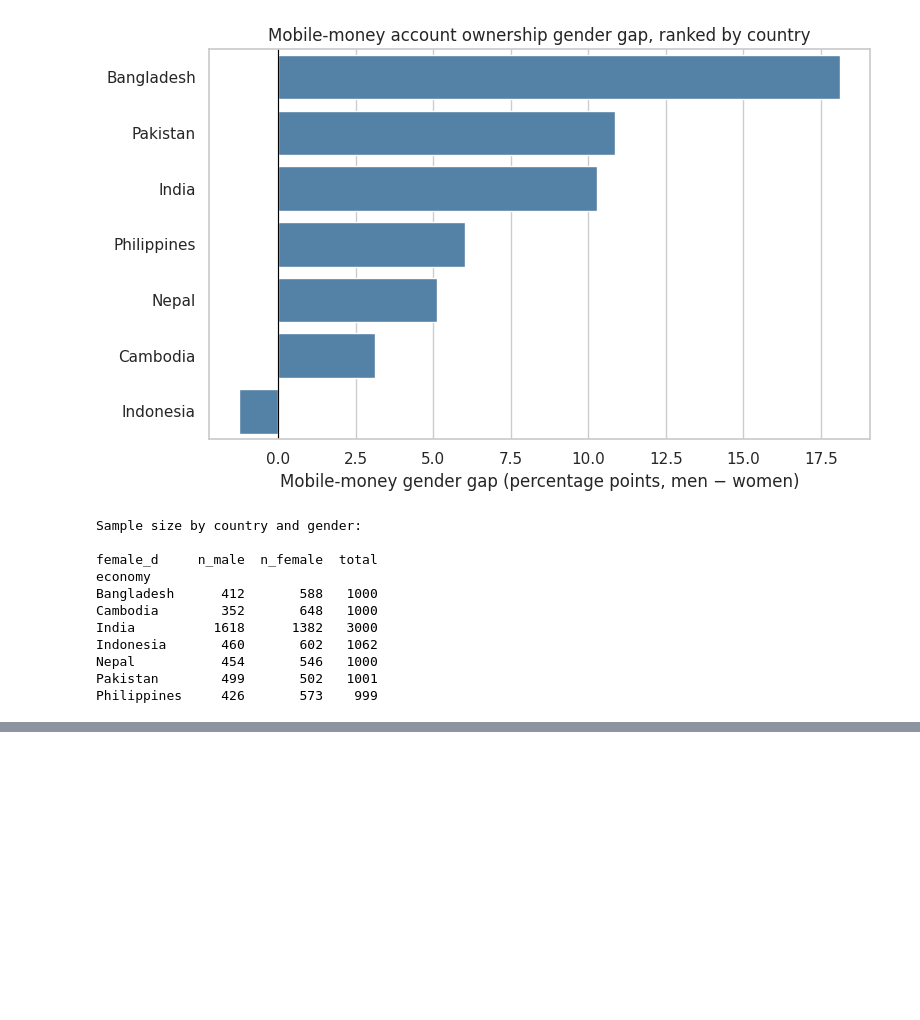
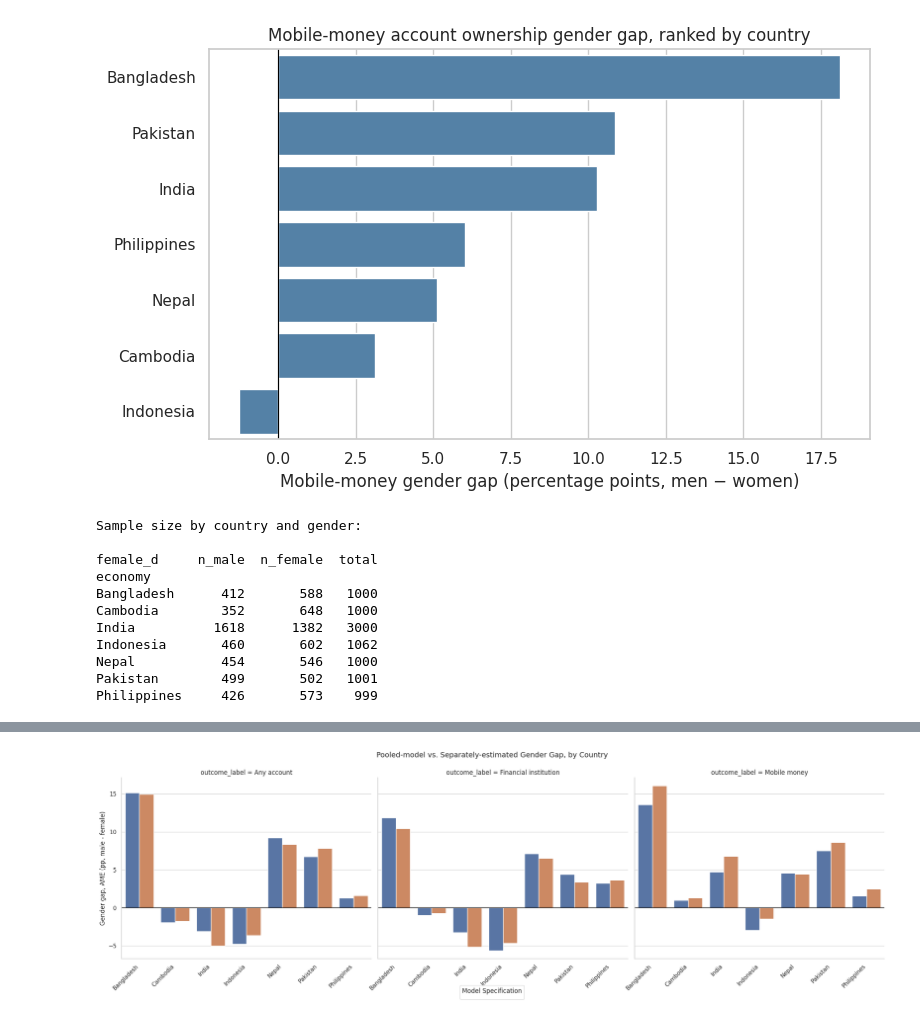
Before and after one commit to Saimon0007/Financial-Inclusion-across-South-and-Southeast-Asia-after-COVID-19, a Jupyter notebook: Thesis.ipynb, the cells around one changed output, grey strips where cells are left out. Cells and saved outputs as stored; diff of their text form; code cells hidden in the pictures; blank space fills up the shorter version.

```diff
--- a/Thesis.ipynb
+++ b/Thesis.ipynb
@@ -376,0 +1230,70 @@ Philippines     426       573    999
+# %%
+import pandas as pd
+import matplotlib.pyplot as plt
+import seaborn as sns
+
+# Ensure clean styles
+sns.set_theme(style="whitegrid")
+
+try:
+    # Load the comparison data
+    merged = pd.read_csv("/content/pooled_vs_separate_ame_comparison.csv")
+
+    # Prepare long format for catplot
+    merged["outcome_label"] = merged["outcome"].map({
+        "account": "Any account",
+        "account_fin": "Financial institution",
+        "account_mob": "Mobile money"
+    })
+
+    plot_long = merged.melt(
+        id_vars=["economy", "outcome_label"],
+        value_vars=["separate_model_ame_pp", "pooled_model_ame_pp"],
+        var_name="model", value_name="ame_pp"
+    )
+
+    plot_long["model"] = plot_long["model"].map({
+        "separate_model_ame_pp": "Separate",
+        "pooled_model_ame_pp": "Pooled + country FE"
+    })
+
+    # Use a wider figure and set of parameters to avoid text overlapping
+    g = sns.catplot(
+        data=plot_long,
+        x="economy",
+        y="ame_pp",
+        hue="model",
+        col="outcome_label",
+        kind="bar",
+        height=6,
+        aspect=1.2,
+        col_order=["Any account", "Financial institution", "Mobile money"],
+        legend=False
+    )
+
+    # Adjust ticks, labels, and rotate country names to prevent overlapping
+    for ax in g.axes.flat:
+        ax.axhline(0, color="black", linewidth=0.8)
+        # Get original tick positions and labels
+        ticks = range(len(ax.get_xticklabels()))
+        labels = [t.get_text() for t in ax.get_xticklabels()]
+        ax.set_xticks(ticks)
+        ax.set_xticklabels(labels, rotation=45, ha="right")
+        ax.set_xlabel("")
+
+    g.set_axis_labels("", "Gender gap, AME (pp, male - female)")
+
+    # Extract handles and labels containing the colored bar details
+    handles, labels = g.axes.flat[0].get_legend_handles_labels()
+    # Place a colored legend at the bottom center
+    g.fig.legend(handles, labels, title="Model Specification", loc="lower center", bbox_to_anchor=(0.5, -0.08), ncol=2, frameon=True)
+
+    g.fig.suptitle("Pooled-model vs. Separately-estimated Gender Gap, by Country", y=1.05, fontsize=14)
+
+    plt.savefig("/content/pooled_vs_separate_ame.png", dpi=150, bbox_inches="tight")
+    plt.show()
+    print("Successfully regenerated the plot at '/content/pooled_vs_separate_ame.png' with a colored model legend.")
+except FileNotFoundError:
+    print("Required data file '/content/pooled_vs_separate_ame_comparison.csv' not found. Please run the previous scripts to generate it.")
+# %% [output]
+[figure, added]
```
Also changed, not shown: parts of 10 cells of this notebook.
